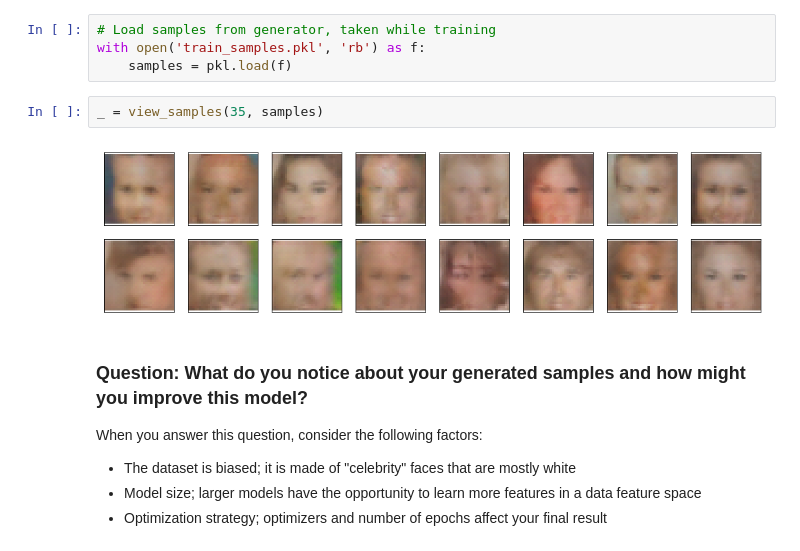
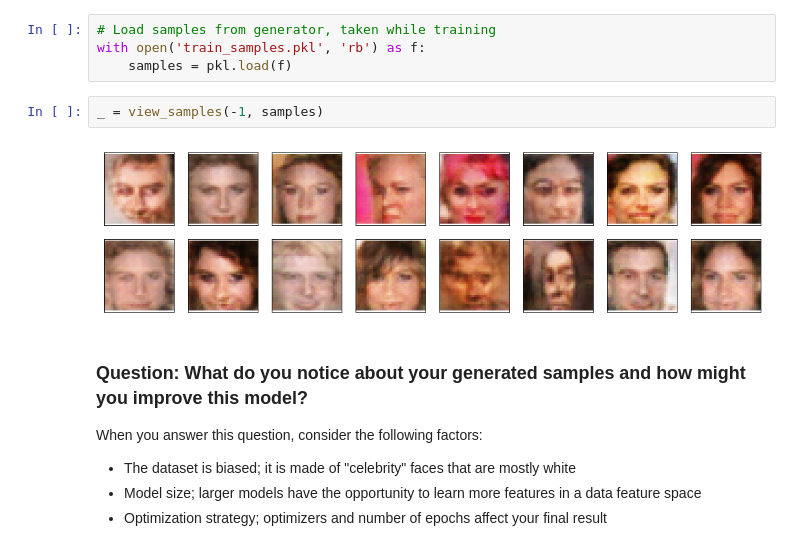
Before and after one commit to eugli/udacity-deep-learning, a Jupyter notebook: project-face-generation/dlnd_face_generation.ipynb, the cells around one changed output. Drawn from its saved outputs; the diff is of its cells as text.

```diff
--- a/project-face-generation/dlnd_face_generation.ipynb
+++ b/project-face-generation/dlnd_face_generation.ipynb
@@ -613,9 +612,9 @@ def view_samples(epoch, samples):
 with open('train_samples.pkl', 'rb') as f:
     samples = pkl.load(f)
 # %%
-_ = view_samples(35, samples)
+_ = view_samples(-1, samples)
 # %% [output]
-[figure, old version]
+[figure, new version]
 # %% [markdown]
 ### Question: What do you notice about your generated samples and how might you improve this model?
 When you answer this question, consider the following factors:
```
Also changed, not shown: parts of 8 cells of this notebook, 2 other files.
